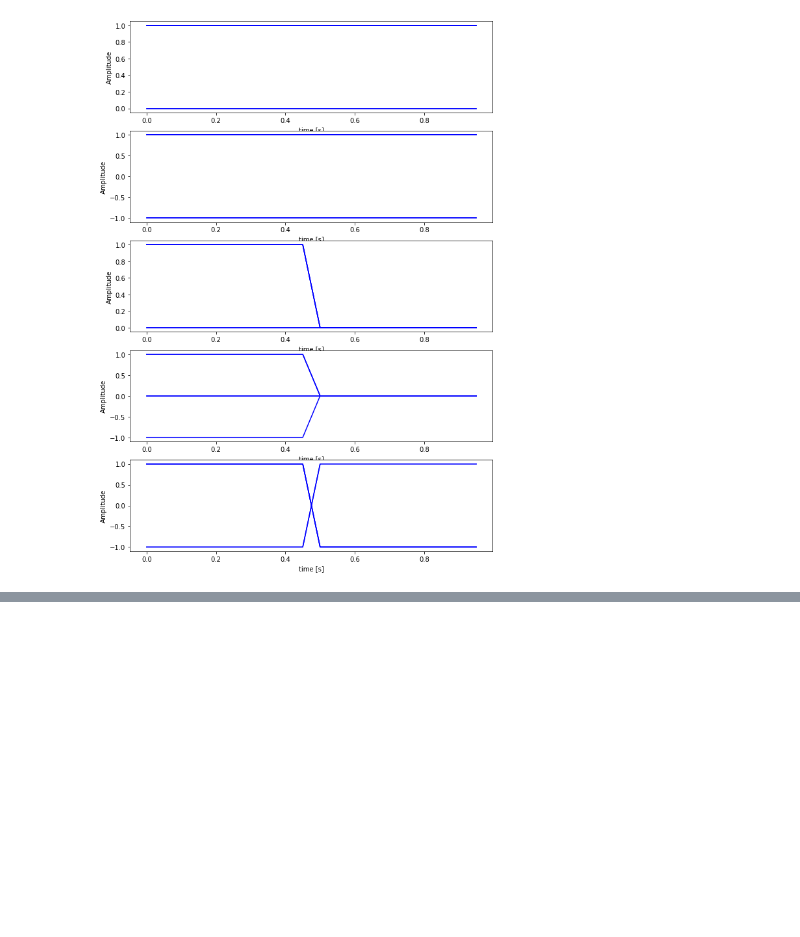
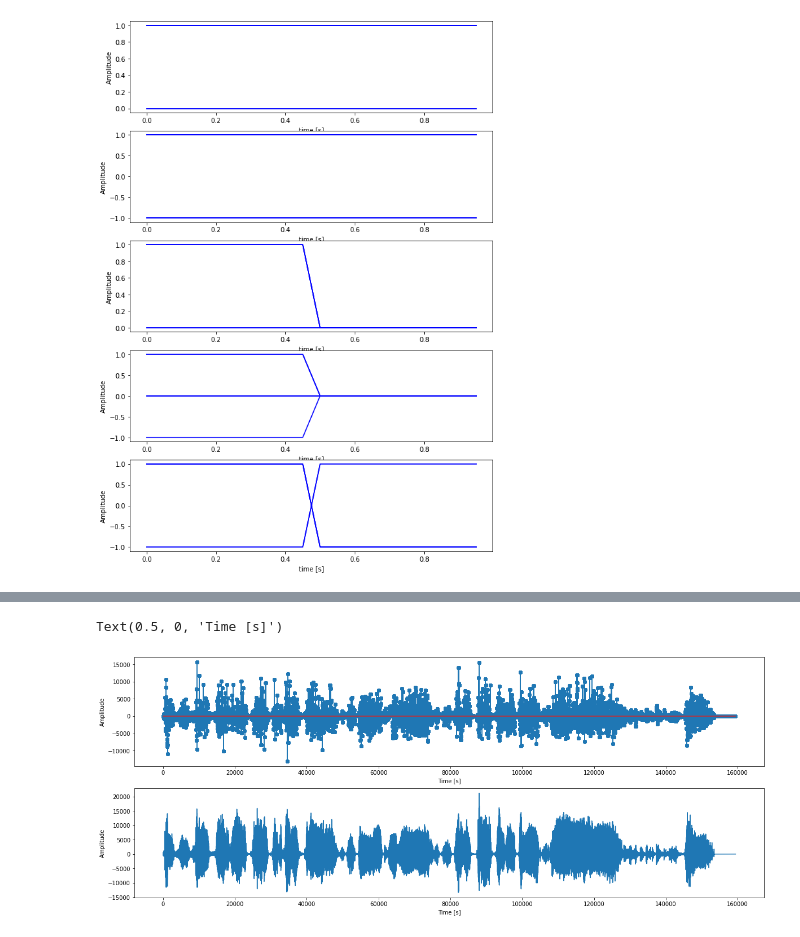
Before and after one commit to eewilliams-wpi/ECE3311_Team6, a Jupyter notebook: proj2_selina.ipynb, the cells around one changed output, grey strips where cells are left out. Drawn from its saved outputs; the diff is of its cells as text; code cells hidden in the pictures; blank space fills up the shorter version.

```diff
--- a/proj2_selina.ipynb
+++ b/proj2_selina.ipynb
@@ -443,0 +376,68 @@ print(binary_values)
+# %%
+def PCM_10bit_quant(signal):
+    Vmax = max(signal)
+    Vmin = min(signal)
+    length = len(signal)
+
+    N = 32
+
+    codes = 2**10
+    codebook = np.linspace(Vmin, Vmax, codes)
+    partitions = np.linspace(Vmin + abs(codebook[2]-codebook[1]), Vmax, codes-1)
+
+    [ind, quantv] = quantize(signal[0::N], partitions, codebook)
+    pcm_waveform = np.reshape(np.ones((N,1))*quantv,[1,length], order = 'F')
+    pcm_err_wavefm = signal - pcm_waveform
+
+    return length, pcm_waveform, pcm_err_wavefm
+# %%
+# Question 7:
+
+sig1_ch1 = data1[:,0]   # mystery audio 1 left channel
+sig1_ch2 = data1[:,1]   # mystery audio 1 right channel
+
+sig2_ch1 = data2[:,0]   # mystery audio 2 left channel
+sig2_ch2 = data2[:,1]   # mystery audio 2 right channel
+
+sig3_ch1 = data3[:,0]   # mystery audio 3 left channel
+sig3_ch2 = data3[:,1]   # mystery audio 3 right channel
+
+[length1, sig1_ch1_pcm, sig1_ch1_pcm_err] = PCM_10bit_quant(sig1_ch1)
+recon_sig1 = (sig1_ch1_pcm.T)+(sig1_ch1_pcm_err.T)
+plt.figure(figsize=(20, 25))
+plot1 = plt.subplot(611)
+plot1.stem(np.arange(1,length1+1),sig1_ch1_pcm.T)
+plt.ylabel('Amplitude')
+plt.xlabel('Time [s]')
+
+plot2 = plt.subplot(612)
+plot2.plot(np.arange(1,length1+1),recon_sig1)
+plt.ylabel('Amplitude')
+plt.xlabel('Time [s]')
+
+# [length2, sig2_ch1_pcm, sig2_ch1_pcm_err] = PCM_10bit_quant(sig2_ch1)
+# recon_sig2 = (sig2_ch1_pcm.T)+(sig2_ch1_pcm_err.T)
+# plot3 = plt.subplot(613)
+# plot3.stem(np.arange(1,length2+1),sig2_ch1_pcm.T)
+# plt.ylabel('Amplitude')
+# plt.xlabel('Time [s]')
+
+# plot4 = plt.subplot(614)
+# plot4.plot(np.arange(1,length2+1),recon_sig2)
+# plt.ylabel('Amplitude')
+# plt.xlabel('Time [s]')
+
+# [length3, sig3_ch1_pcm, sig3_ch1_pcm_err] = PCM_10bit_quant(sig3_ch1)
+# recon_sig3 = (sig3_ch1_pcm.T)+(sig3_ch1_pcm_err.T)
+# plot5 = plt.subplot(615)
+# plot5.stem(np.arange(1,length3+1),sig3_ch1_pcm.T)
+# plt.ylabel('Amplitude')
+# plt.xlabel('Time [s]')
+
+# plot6 = plt.subplot(616)
+# plot6.plot(np.arange(1,length3+1),recon_sig3)
+# plt.ylabel('Amplitude')
+# plt.xlabel('Time [s]')
+# %% [output]
+Text(0.5, 0, 'Time [s]')
+[figure, added]
```
Also changed, not shown: parts of 5 cells of this notebook.
